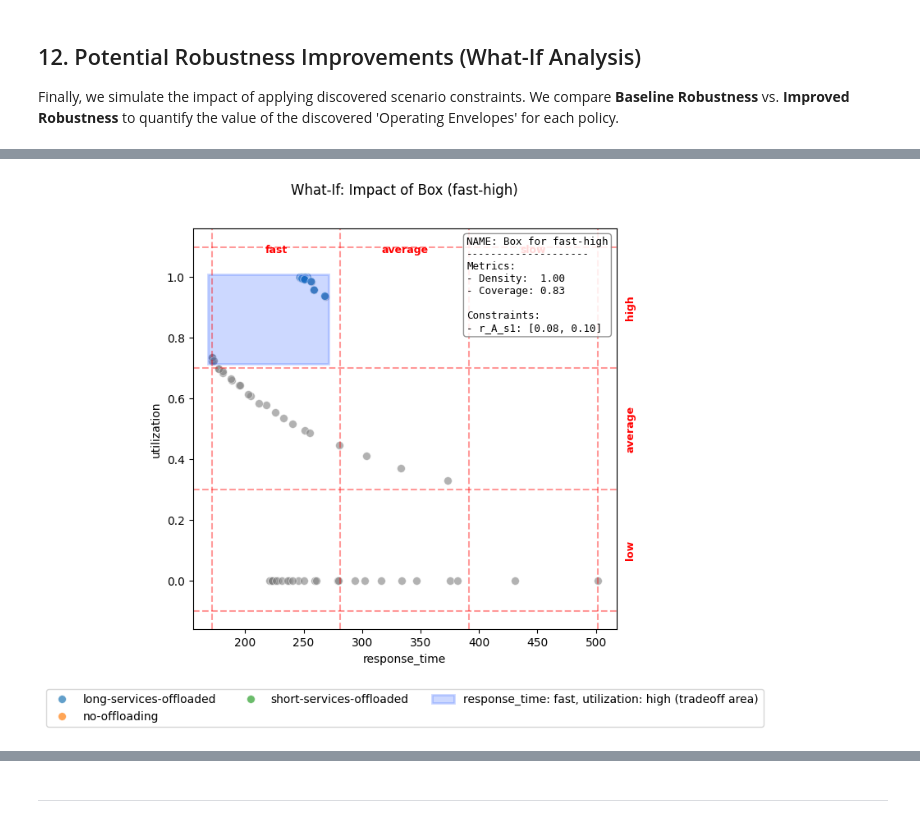
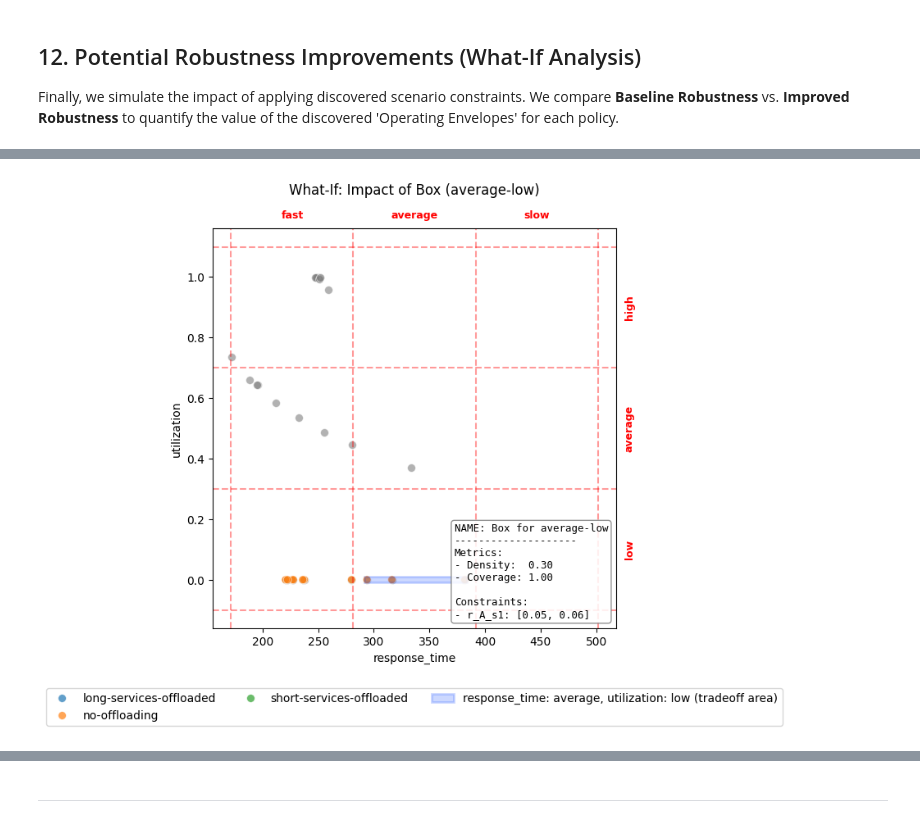
Before and after one commit to andresdp/patterns-sa, a Jupyter notebook: patterns/Gateway_Offloading/analysis-go.ipynb, the cells around one changed output, grey strips where cells are left out. Cells and saved outputs as stored; diff of their text form; code cells hidden in the pictures.

```diff
--- a/patterns/Gateway_Offloading/analysis-go.ipynb
+++ b/patterns/Gateway_Offloading/analysis-go.ipynb
@@ -187,16 +200,18 @@ tradeoff_labels
 outcome_cols = list(session.outcomes_df.columns)
 # Plot the policies for all combinations (pairs) of quality objectives
 for x_col, y_col in itertools.combinations(outcome_cols, 2):
-    session.show_quality_objective_space(
+    fig = session.show_quality_objective_space(
         x_col, y_col,
         highlight_policies=session.get_policies(),
-        highlight_tradeoffs=[session.get_tradeoff(tradeoffs[4].name)],
+        # highlight_tradeoffs=[session.get_tradeoff(tradeoffs[2].name)],
         # show_overall=True,
         subset='all',
         cmap='tab10',
         alpha=1.0,
         figsize=(8, 7),
-        s=50
+        s=50,
+        title=""
     )
+    fig.savefig(f'go-quality_objective_space_{x_col}_{y_col}.png', dpi=500)
     plt.show()
 # %% [output]
@@ -214,7 +229,7 @@ for decision_key in decisions:
     session.show_policy_contingency(
         decision_key,
         type='heatmap',
-        subset='train',
+        subset='all',
         title=f"Contingency table for decision: {decision_key}",
         figsize=(8,4)
     )
@@ -314,7 +345,7 @@ Overall Robustness Heatmap (REGRET):
 Not all parameters are equal. Using Random Forests, we rank features by their influence on outcomes. This identified which system parameters (e.g., service rates, user counts) truly 'drive' the architectural tradeoffs we defined in Step 3.
 # %%
 # Note: using smart correlation is more aggresive in the pruning of features, before scoring them
-scores_df = session.compute_feature_scores(use_smart_correlation=False, subset='train')
+scores_df = session.compute_feature_scores(use_smart_correlation=True, subset='train')
 
 session.show_feature_heatmap(scores_df, title="Parameter Influence (Train Set)", figsize=(4,5))
 plt.show()
@@ -345,7 +380,7 @@ for tradeoff in session.get_tradeoffs():
     print(f"Discovering scenarios for: {tradeoff.name}")
     boxes = session.discover_scenarios(
         tradeoff.name, method='prim',
-        threshold=0.7,
+        threshold=0.8,
         standardize=True,
         parameters=key_parameters
     )
@@ -457,19 +512,19 @@ fig = session.show_policy_robustness_improvement_heatmap(
 # %%
 # Visualization of any example box
-idx = 2
+idx = 3
 for x_col, y_col in itertools.combinations(outcome_cols, 2):
     session.show_box_impact_objective_space(
         box=prim_box_list[idx],
         x_metric=x_col,
         y_metric=y_col,
         tradeoff=session.get_tradeoff(tradeoffs[idx].name),
         show_box_summary=True,
-        # subset='all',
+        subset='test',
         cmap='tab10',
         alpha=0.7,
         figsize=(8, 7),
         s=50
     )
     plt.show()
 # %% [output]
-[figure, old version]
+[figure, new version]
```
Also changed, not shown: parts of 24 cells of this notebook, 12 other files.
